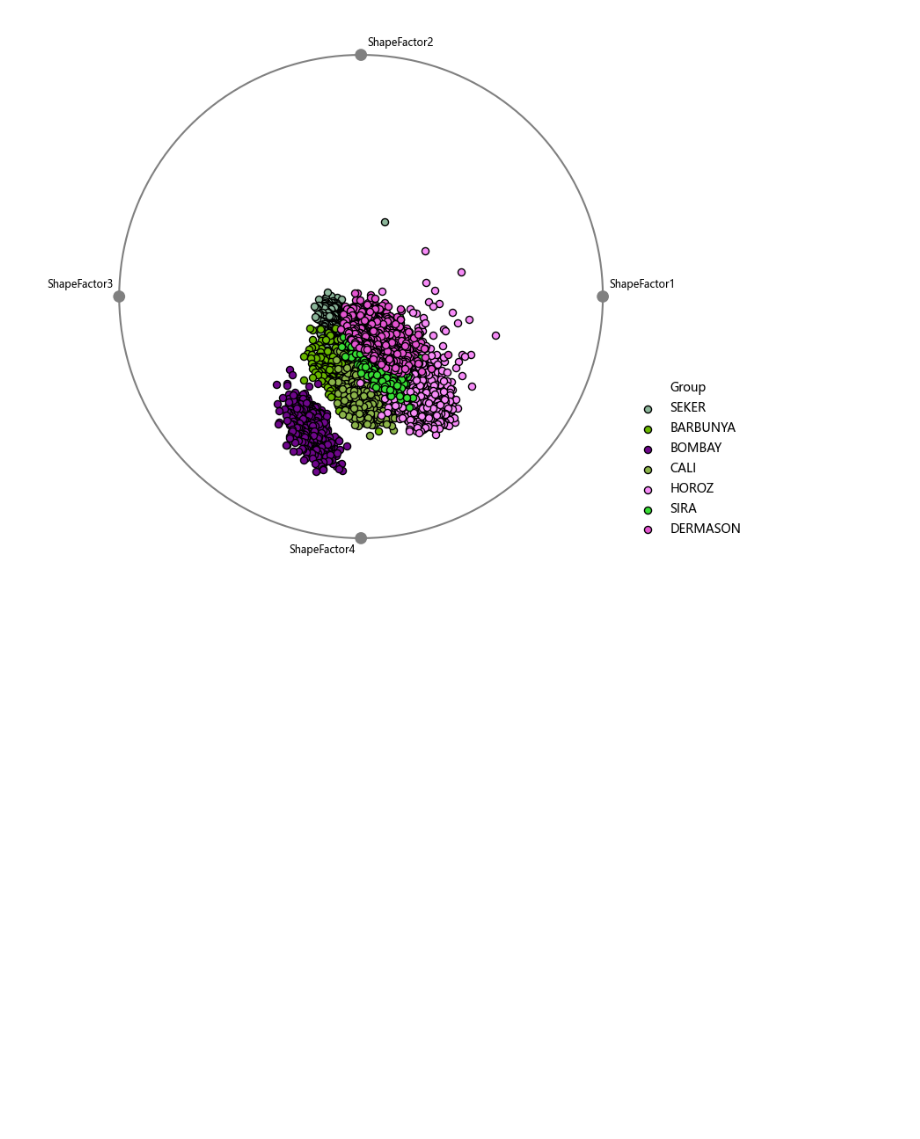
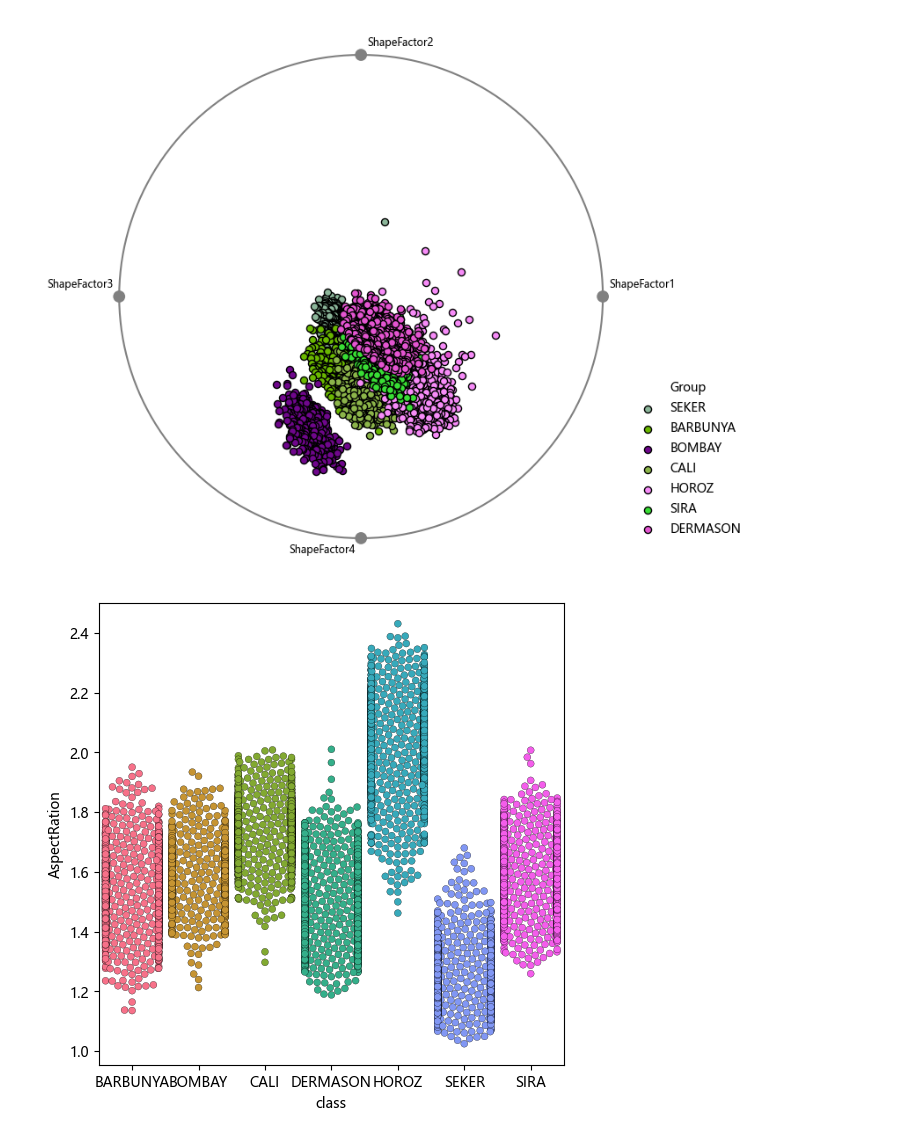
Before and after one commit to 2learnsomething/Code-for-Basic-Programming-RUC, a Jupyter notebook: process.ipynb, the cells around one changed output. Saved outputs shown, nothing was run; the diff lists cells and outputs as text; code cells hidden in the pictures; blank space fills up the shorter version.

```diff
--- a/process.ipynb
+++ b/process.ipynb
@@ -86,3 +86,10 @@ plt.legend(loc="center",bbox_to_anchor=(1.1, 0, 0, 0.4),edgecolor='none',facecol
 # %% [output]
 <matplotlib.legend.Legend at 0x...>
 [figure]
+# %%
+sns.set_palette("husl") #设定绘图的颜色主题
+fig = plt.figure(figsize=(6,6), dpi=100)
+sns.swarmplot(x="class", y="AspectRation",hue="class", data=data, edgecolor='k', linewidth=0.2)
+plt.legend().set_visible(False)
+# %% [output]
+[figure, added]
```
Also changed, not shown: 6 other files.
